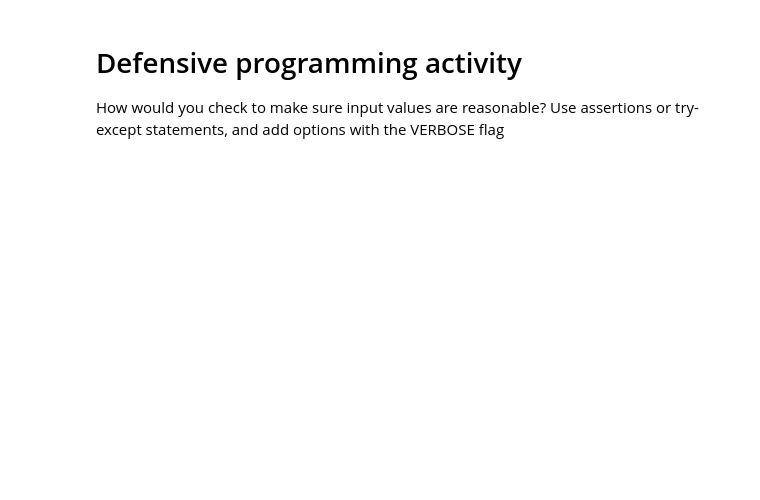
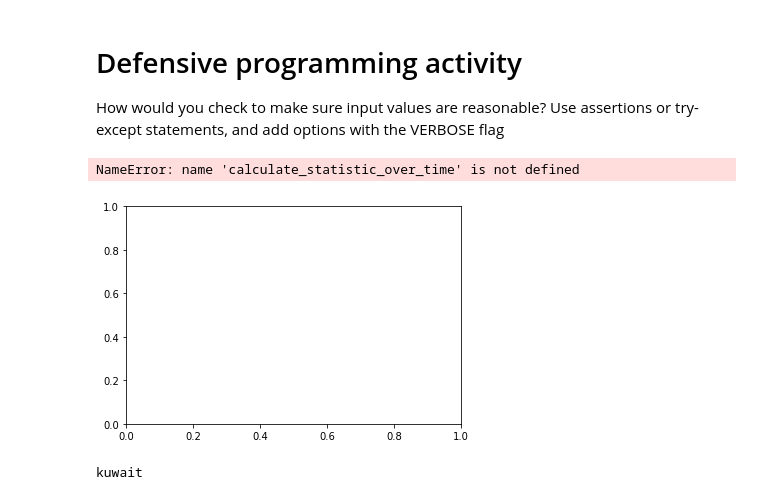
Before and after one commit to Reproducible-Science-Curriculum/automation-RR-Jupyter, a Jupyter notebook: notebooks/Automation_Lesson1_Intro_Instructor_Notes.ipynb, the cells around one changed output. Cells and saved outputs as stored; diff of their text form; code cells hidden in the pictures; blank space fills up the shorter version.

Commit message:
last minute edits

```diff
--- a/notebooks/Automation_Lesson1_Intro_Instructor_Notes.ipynb
+++ b/notebooks/Automation_Lesson1_Intro_Instructor_Notes.ipynb
@@ -220,15 +165,18 @@ These examples illustrate the principle of "Don't Repeat Yourself". We are going
 ## Lets start with mean life expectancy in Asia
 # %%
 #decide on a year, and calculate the statistic of interest
+## do it point by point!! DON'T RUSH
 
-mask_continent = df['continent'] == 'asia'
-df_continent = df[mask_continent]
-summary = []
+mask_asia = df['continent'] == 'asia'
+df_asia = df[mask_continent]
 
-mask_year = df_continent['year'] == 1997
-df_year = df_continent[mask_year]
-value = np.mean(df_year['lifeexp'])
-summary.append(('asia', '1997', value))
+mask_1952 = df_asia['year'] == 1952
+df_1952 = df_asia[mask_1952]
+
+value = np.mean(df_1952['lifeexp'])
+
+result = []
+result.append(('asia', '1952', value))
 
 # Turn the summary into a dataframe so that we can visualize easily
-summary = pd.DataFrame(summary, columns=['continent', 'year', 'lifeexp'])
+result = pd.DataFrame(summary, columns=['continent', 'year', 'lifeexp'])
@@ -418,10 +366,34 @@ calculate_statistic_over_time(df, "lifeexp", "asia", np.median)
 # %%
 help(calculate_statistic_over_time)
 # %%
-#use this function to plot life expectancy through time
+#use this function to plot life expectancy| through time
 continents = df['continent'].unique()
 VERBOSE=0
 fig, ax = plt.subplots()
 for continent in continents:
-    output = calculate_statistic_over_time(df, category, continent, np.median)
-    output.plot.line('year', category, ax=ax, label=continent)
+    output = calculate_statistic_over_time(df,"lifeexp", continent, np.median)
+    output.plot.line('year', "lifeexp", ax=ax, label=continent)
+# %% [output]
+NameError: name 'calculate_statistic_over_time' is not defined
+[figure, added]
+# %%
+# Answer to task from yesterday
+summary = []
+max_change = 0
+max_country = None
+for country in df['country'].unique():
+    mask_country = df['country'] == country
+    data_country = df[mask_country]
+    min_year = min(data_country['year'])
+    pop_first = int(data_country.loc[data_country['year'] == min_year]['pop'])
+    max_year = max(data_country['year'])
+    pop_last = int(data_country.loc[data_country['year'] == max_year]['pop'])
+    relative_pop_change = (pop_last-pop_first)/pop_first
+    summary.append((country, min_year, pop_first, max_year, pop_last, relative_pop_change))
+    if relative_pop_change > max_change:
+        max_change = relative_pop_change
+        max_country = country
+
+print(max_country)
+# %% [output]
+kuwait
```
Also changed, not shown: parts of 23 cells of this notebook, 2 other files.
